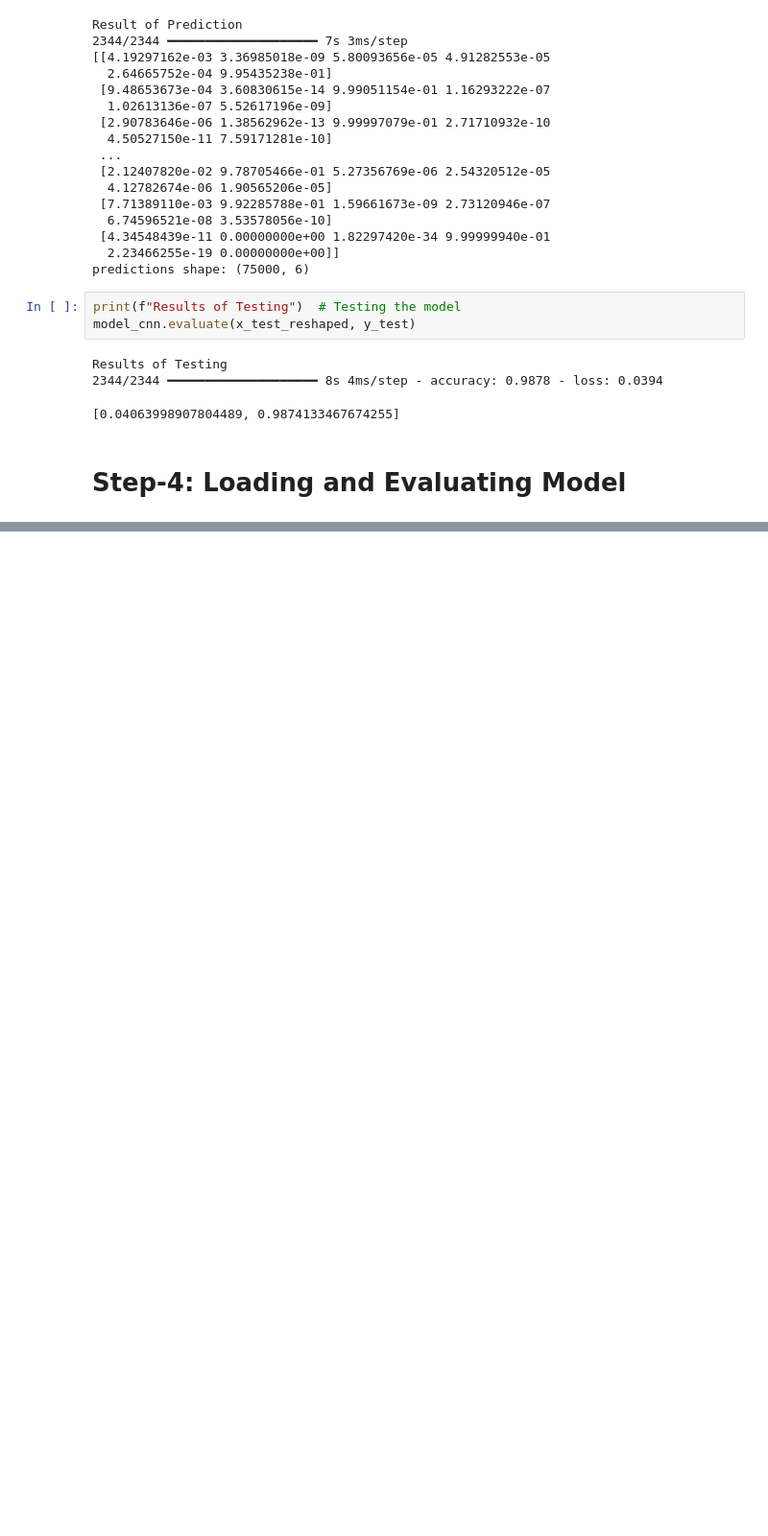
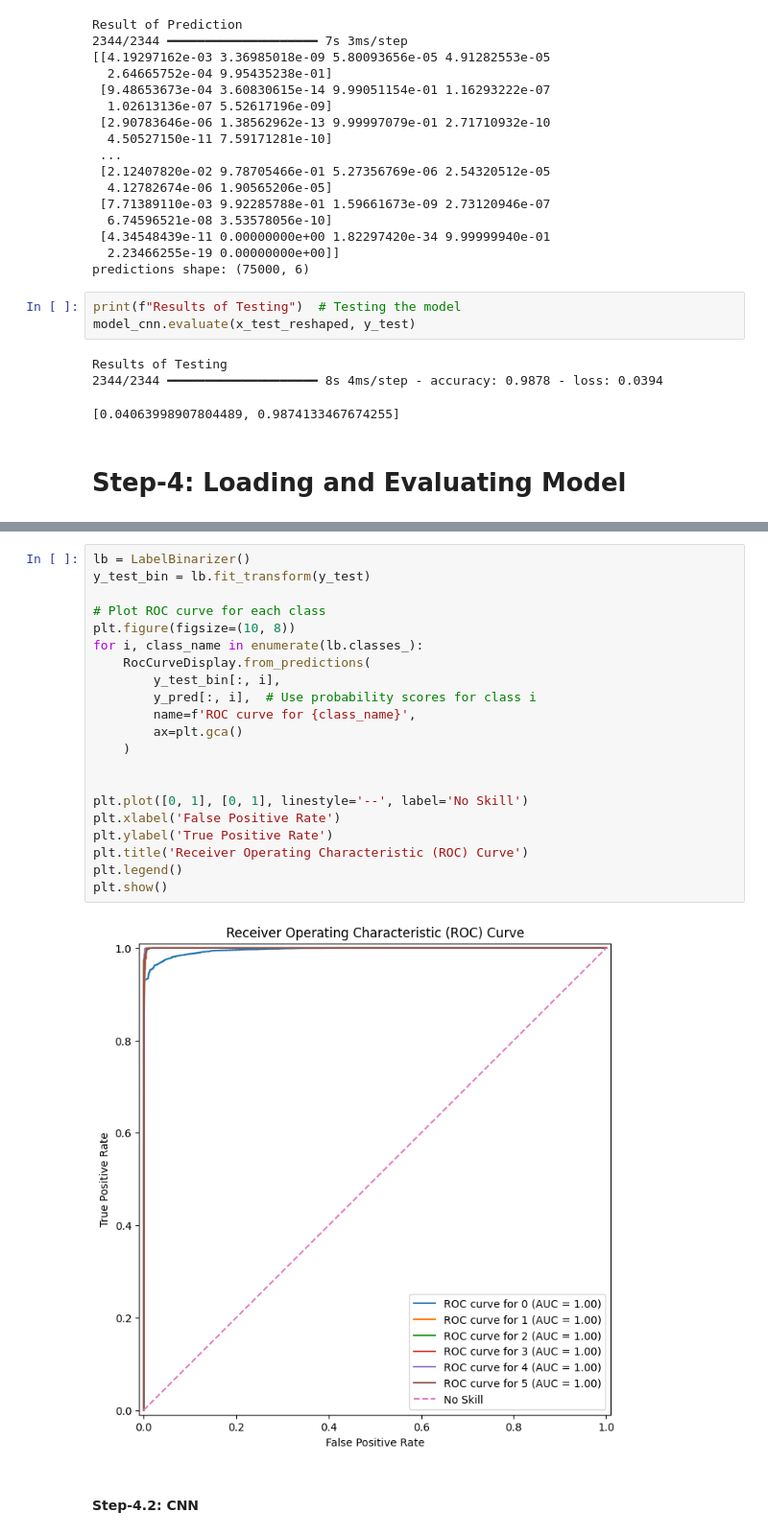
Before and after one commit to SkyDancer45/MinorProject, a Jupyter notebook: Ipynb Files/UEBA/intrusion_detection.ipynb, the cells around one changed output, grey strips where cells are left out. Shown: that part at 96% size. Drawn from its saved outputs; the diff is of its cells as text; blank space fills up the shorter version.

```diff
--- a/Ipynb Files/UEBA/intrusion_detection.ipynb
+++ b/Ipynb Files/UEBA/intrusion_detection.ipynb
@@ -603,3 +622,28 @@ weighted avg       0.94      0.93      0.93     75000
+# %%
+lb = LabelBinarizer()
+y_test_bin = lb.fit_transform(y_test)
+
+# Plot ROC curve for each class
+plt.figure(figsize=(10, 8))
+for i, class_name in enumerate(lb.classes_):
+    RocCurveDisplay.from_predictions(
+        y_test_bin[:, i],
+        y_pred[:, i],  # Use probability scores for class i
+        name=f'ROC curve for {class_name}',
+        ax=plt.gca()
+    )
+
+
+plt.plot([0, 1], [0, 1], linestyle='--', label='No Skill')
+plt.xlabel('False Positive Rate')
+plt.ylabel('True Positive Rate')
+plt.title('Receiver Operating Characteristic (ROC) Curve')
+plt.legend()
+plt.show()
+# %% [output]
+[figure, added]
+# %% [markdown]
+#### Step-4.2: CNN
 # %%
 y_pred = model_2.predict(x_test_reshaped)  # For CNN
 y_pred_class = np.argmax(y_pred, axis=1)
```
Also changed, not shown: parts of 12 cells of this notebook.
